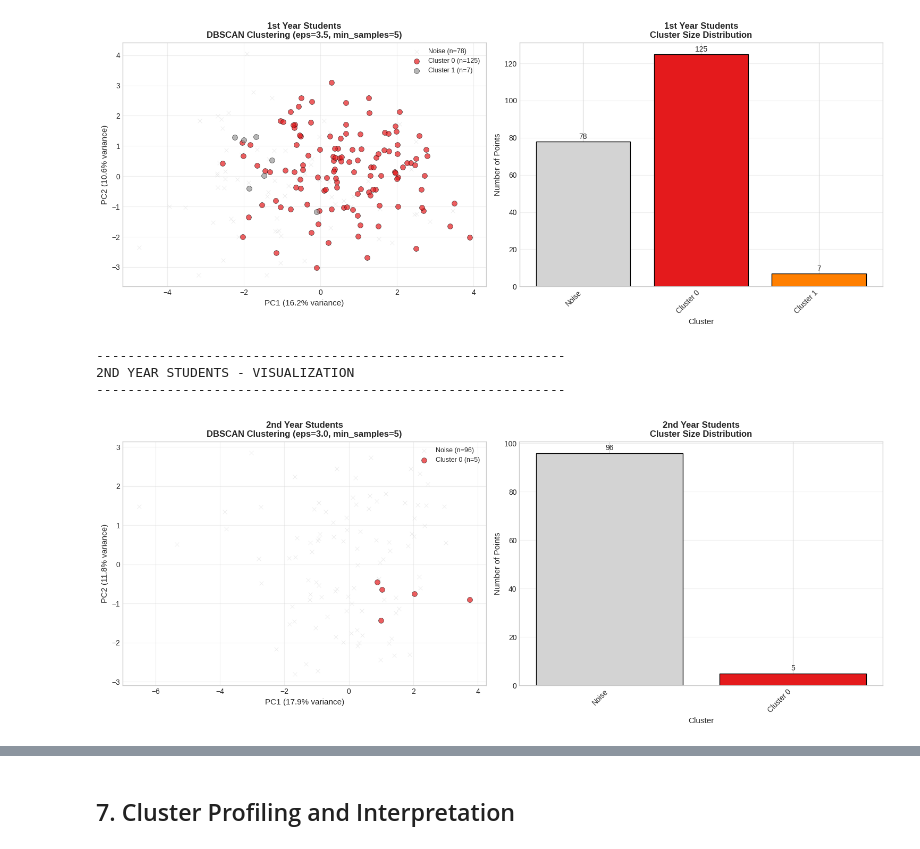
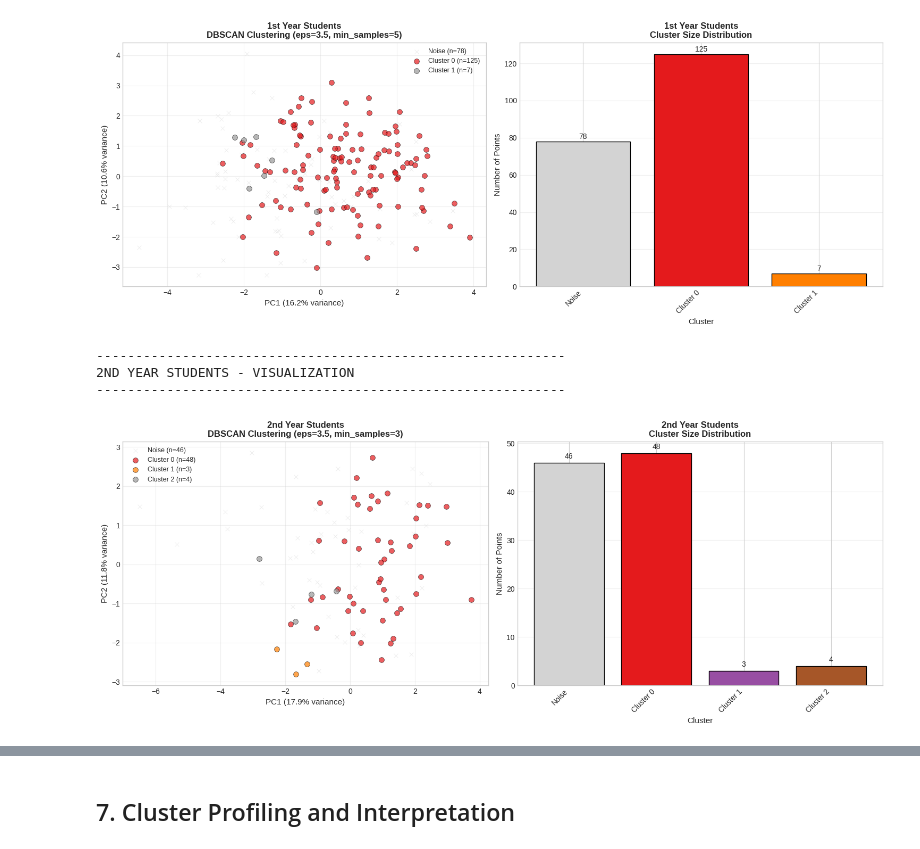
Before and after one commit to ayaaa321/ENSIA-students-performance, a Jupyter notebook: clustering/dbscan.ipynb, the cells around one changed output, grey strips where cells are left out. Drawn from its saved outputs; the diff is of its cells as text; code cells hidden in the pictures.

```diff
--- a/clustering/dbscan.ipynb
+++ b/clustering/dbscan.ipynb
@@ -736,4 +830,11 @@ eps      Clusters   Noise      Noise %    Silhouette   CH Index     DB Index
 # %%
-# 2nd Year Analysis
-results_2y = run_dbscan_analysis(X_2y_scaled, eps_values_test, min_samples_test, "2nd Year Students")
+# =============================================================================
+# Run Experimental Parameter Search - 2nd Year
+# =============================================================================
+
+print("\n" + "="*80)
+print("2ND YEAR STUDENTS - PARAMETER EXPERIMENT")
+print("="*80)
+
+results_2y = run_dbscan_experiment(X_2y_scaled, "2nd Year Students", len(data_2y))
 # %% [output]
@@ -949,14 +1023,16 @@ X_pca_1y, pca_1y = visualize_dbscan_results(X_1y_scaled, best_1y['labels'], eps_
 # %%
 # Visualize 2nd Year Results
 print("\n" + "-"*60)
 print("2ND YEAR STUDENTS - VISUALIZATION")
 print("-"*60)
-X_pca_2y, pca_2y = visualize_dbscan_results(X_2y_scaled, best_2y['labels'], eps_2y, min_samples_test, "2nd Year Students")
+X_pca_2y, pca_2y = visualize_dbscan_results(X_2y_scaled, best_2y['labels'],
+                                             params_2y['eps'], params_2y['min_samples'],
+                                             "2nd Year Students")
 # %% [output]
 ------------------------------------------------------------
 2ND YEAR STUDENTS - VISUALIZATION
 ------------------------------------------------------------
-[figure, old version]
+[figure, new version]
 # %%
 # Visualize 3rd Year Results
 print("\n" + "-"*60)
```
Also changed, not shown: parts of 12 cells of this notebook, 1 other file.
